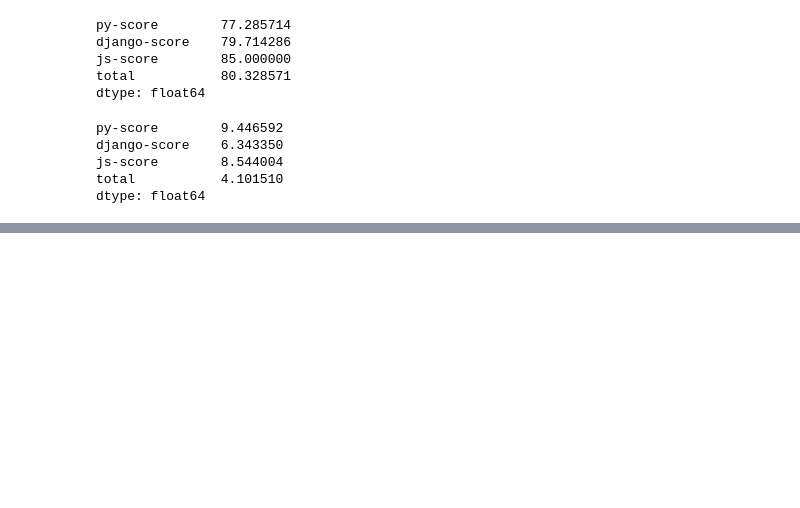
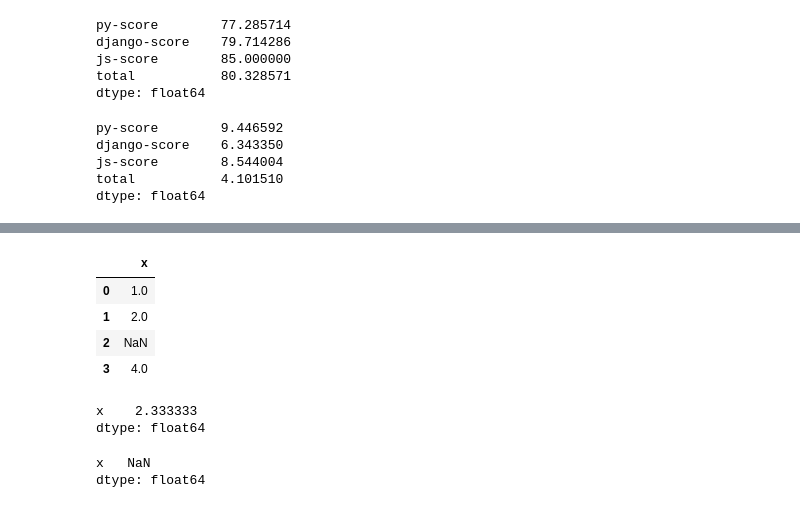
Before and after one commit to jahromi/TechTalk, a Jupyter notebook: python/notebooks/Pandas.ipynb, the cells around one changed output, grey strips where cells are left out. Saved outputs shown, nothing was run; the diff lists cells and outputs as text; code cells hidden in the pictures; blank space fills up the shorter version.

```diff
--- a/python/notebooks/Pandas.ipynb
+++ b/python/notebooks/Pandas.ipynb
@@ -494,0 +502,19 @@ dtype: float64
+# %%
+df_ = pd.DataFrame({'x': [1, 2, np.nan, 4]})
+df_
+# %% [output]
+|  | x |
+| 0 | 1.0 |
+| 1 | 2.0 |
+| 2 | NaN |
+| 3 | 4.0 |
+# %%
+df_.mean()
+# %% [output]
+x    2.333333
+dtype: float64
+# %%
+df_.mean(skipna=False)
+# %% [output]
+x   NaN
+dtype: float64
```
Also changed, not shown: parts of 27 cells of this notebook.
